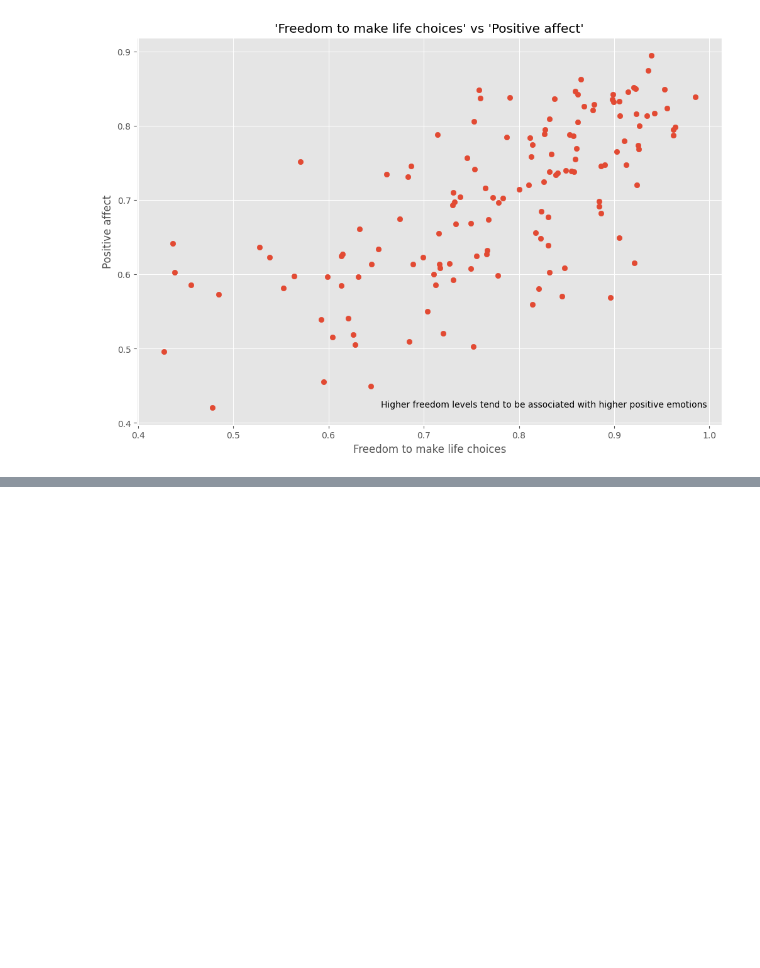
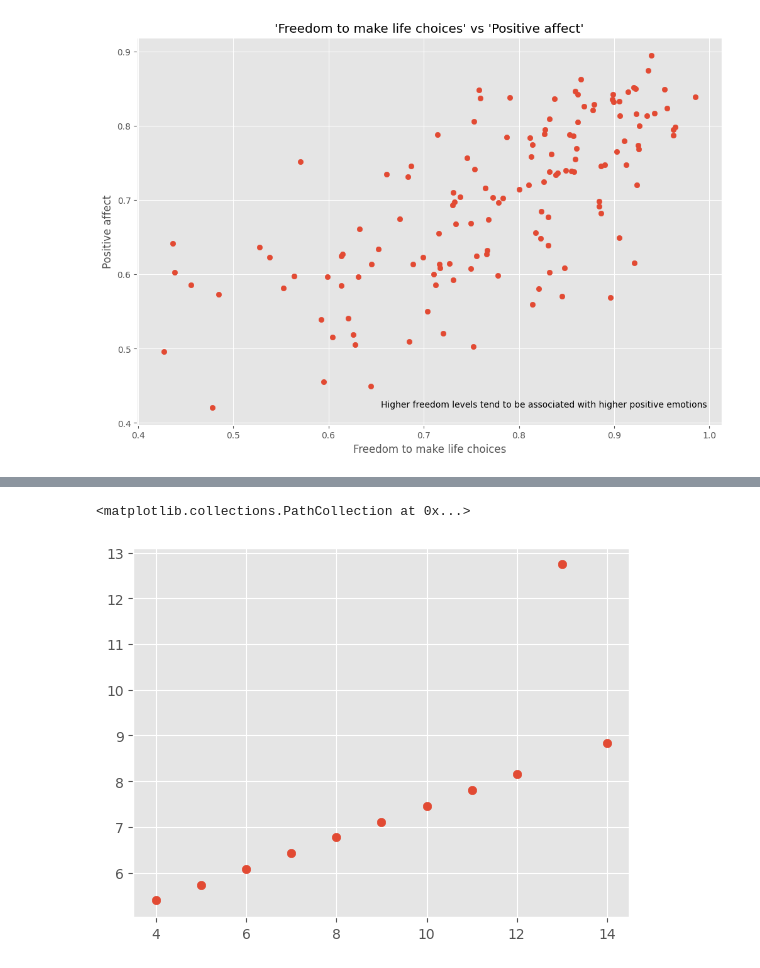
Before and after one commit to kamangirkhan/Data110, a Jupyter notebook: ArashNateghian_data110_week2_sp25.ipynb, the cells around one changed output, grey strips where cells are left out. Cells and saved outputs as stored; diff of their text form; code cells hidden in the pictures; blank space fills up the shorter version.

```diff
--- a/ArashNateghian_data110_week2_sp25.ipynb
+++ b/ArashNateghian_data110_week2_sp25.ipynb
@@ -95,0 +122,5 @@ plt.show()
+# %%
+plt.scatter(x, y3)
+# %% [output]
+<matplotlib.collections.PathCollection at 0x...>
+[figure, added]
```
Also changed, not shown: parts of 8 cells of this notebook.
